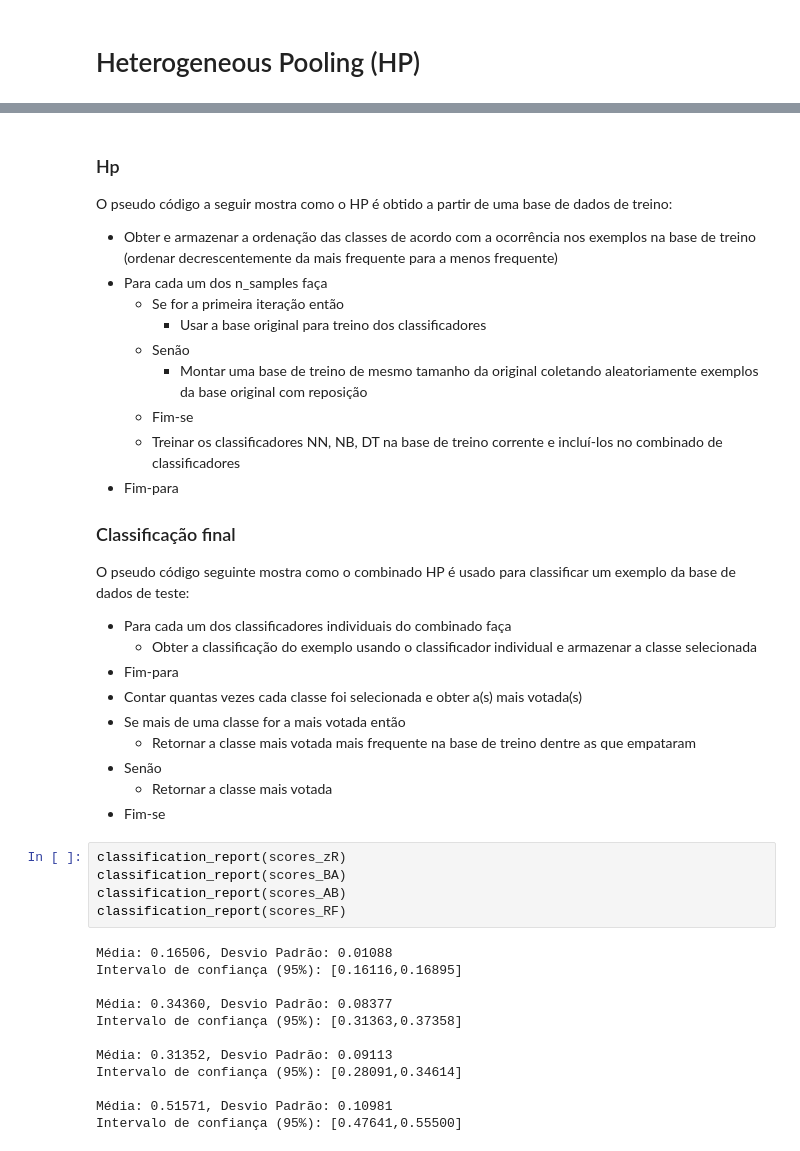
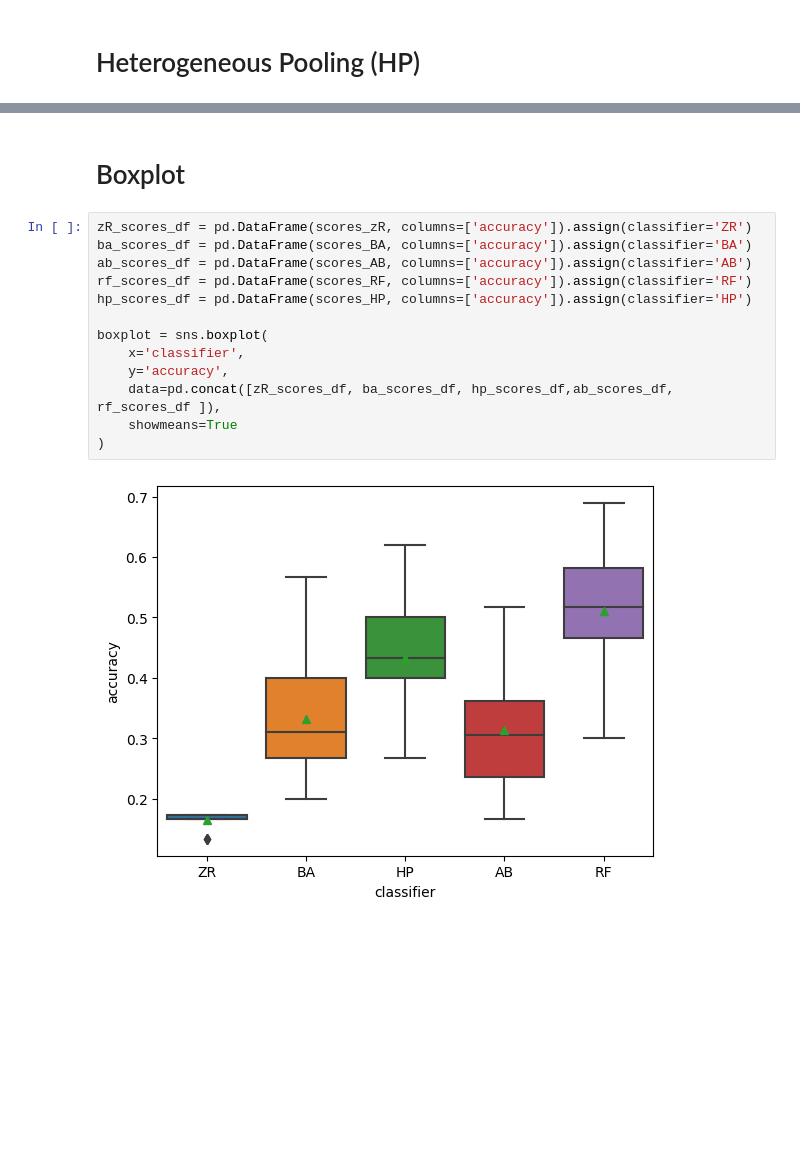
Before and after one commit to Elcineyjr/Trab1-IA, a Jupyter notebook: Trab1_Elciney_Junior.ipynb, the cells around one changed output, grey strips where cells are left out. Cells and saved outputs as stored; diff of their text form; blank space fills up the shorter version.

Commit message:
classificador HP pronto

```diff
--- a/Trab1_Elciney_Junior.ipynb
+++ b/Trab1_Elciney_Junior.ipynb
@@ -446,47 +310,17 @@ ValueError: Found input variables with inconsistent numbers of samples: [29, 0]
-# %% [markdown]
-### Hp
-
-O pseudo código a seguir mostra como o HP é obtido a partir de uma base de dados de treino:
-
-- Obter e armazenar a ordenação das classes de acordo com a ocorrência nos exemplos na
-base de treino (ordenar decrescentemente da mais frequente para a menos frequente)
-- Para cada um dos n_samples faça
-    - Se for a primeira iteração então
-        - Usar a base original para treino dos classificadores
-    - Senão
-        - Montar uma base de treino de mesmo tamanho da original coletando aleatoriamente exemplos da base original com reposição
-    - Fim-se
-    - Treinar os classificadores NN, NB, DT na base de treino corrente e incluí-los no combinado de classificadores
-- Fim-para
-
-### Classificação final
-
-O pseudo código seguinte mostra como o combinado HP é usado para classificar um exemplo
-da base de dados de teste:
-
-- Para cada um dos classificadores individuais do combinado faça
-    - Obter a classificação do exemplo usando o classificador individual e armazenar a classe selecionada
-- Fim-para
-- Contar quantas vezes cada classe foi selecionada e obter a(s) mais votada(s)
-- Se mais de uma classe for a mais votada então
-    - Retornar a classe mais votada mais frequente na base de treino dentre as que empataram
-- Senão
-    - Retornar a classe mais votada
-- Fim-se
-# %%
-classification_report(scores_zR)
-classification_report(scores_BA)
-classification_report(scores_AB)
-classification_report(scores_RF)
-# %% [output]
-Média: 0.16506, Desvio Padrão: 0.01088
-Intervalo de confiança (95%): [0.16116,0.16895]
-
-Média: 0.34360, Desvio Padrão: 0.08377
-Intervalo de confiança (95%): [0.31363,0.37358]
-
-Média: 0.31352, Desvio Padrão: 0.09113
-Intervalo de confiança (95%): [0.28091,0.34614]
-
-Média: 0.51571, Desvio Padrão: 0.10981
-Intervalo de confiança (95%): [0.47641,0.55500]
+# %% [markdown]
+# Boxplot
+# %%
+zR_scores_df = pd.DataFrame(scores_zR, columns=['accuracy']).assign(classifier='ZR')
+ba_scores_df = pd.DataFrame(scores_BA, columns=['accuracy']).assign(classifier='BA')
+ab_scores_df = pd.DataFrame(scores_AB, columns=['accuracy']).assign(classifier='AB')
+rf_scores_df = pd.DataFrame(scores_RF, columns=['accuracy']).assign(classifier='RF')
+hp_scores_df = pd.DataFrame(scores_HP, columns=['accuracy']).assign(classifier='HP')
+
+boxplot = sns.boxplot(
+    x='classifier',
+    y='accuracy',
+    data=pd.concat([zR_scores_df, ba_scores_df, hp_scores_df,ab_scores_df, rf_scores_df ]),
+    showmeans=True
+)
+# %% [output]
+[figure, added]
```
Also changed, not shown: parts of 7 cells of this notebook.
